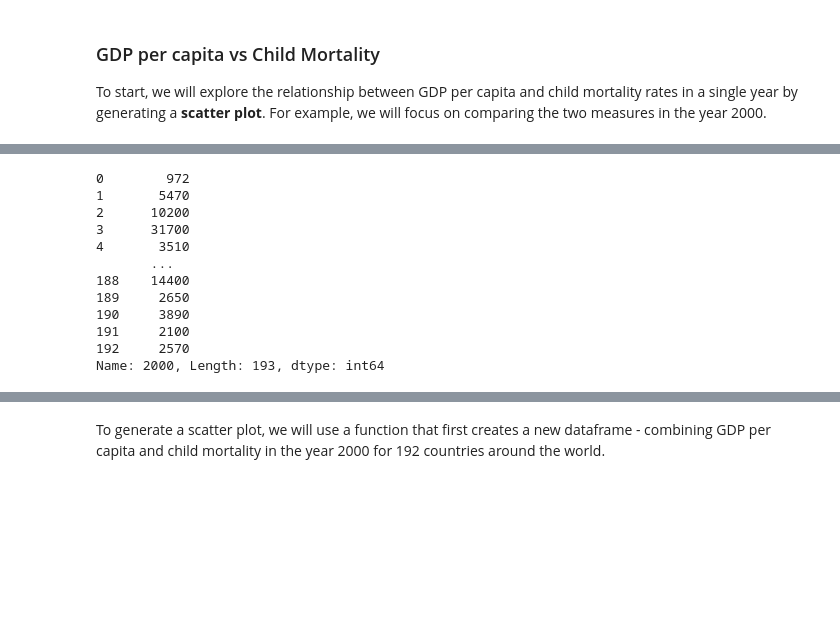
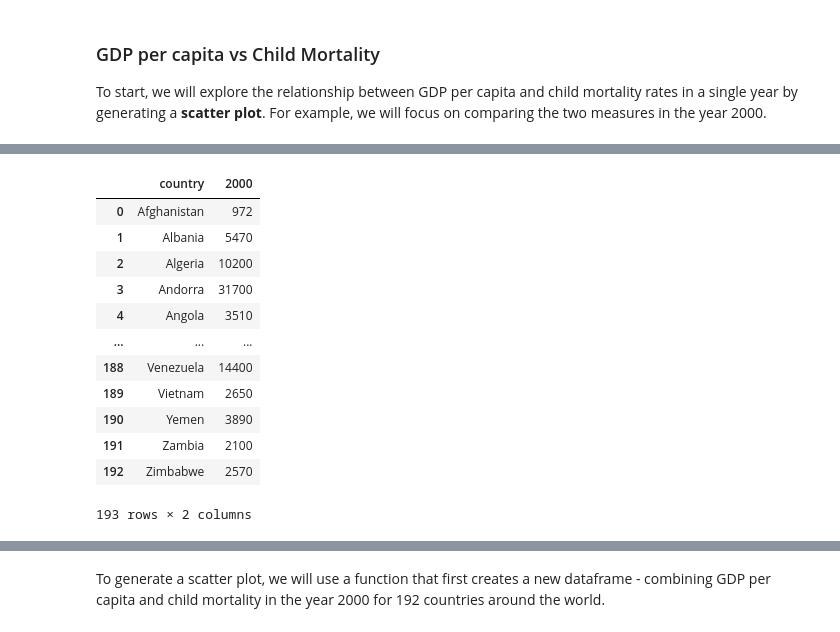
Before and after one commit to ds-modules/espm-c167, a Jupyter notebook: ESPM 167.ipynb, the cells around one changed output, grey strips where cells are left out. Saved outputs shown, nothing was run; the diff lists cells and outputs as text; code cells hidden in the pictures; blank space fills up the shorter version.

```diff
--- a/ESPM 167.ipynb
+++ b/ESPM 167.ipynb
@@ -50,18 +60,19 @@ To start, we will explore the relationship between GDP per capita and child mort
 # %%
 #GDP per capita in the year 2000
-gdppc['2000']
+gdppc[['country','2000']]
 # %% [output]
+|  | country | 2000 |
+| 0 | Afghanistan | 972 |
+| 1 | Albania | 5470 |
+| 2 | Algeria | 10200 |
+| 3 | Andorra | 31700 |
+| 4 | Angola | 3510 |
+| ... | ... | ... |
+| 188 | Venezuela | 14400 |
+| 189 | Vietnam | 2650 |
+| 190 | Yemen | 3890 |
+| 191 | Zambia | 2100 |
+| 192 | Zimbabwe | 2570 |
-0        972
-1       5470
-2      10200
-3      31700
-4       3510
-       ...
-188    14400
-189     2650
-190     3890
-191     2100
-192     2570
-Name: 2000, Length: 193, dtype: int64
+193 rows × 2 columns
 # %%
 #Child mortality rate in the year 2000
```
Also changed, not shown: parts of 2 cells of this notebook.
